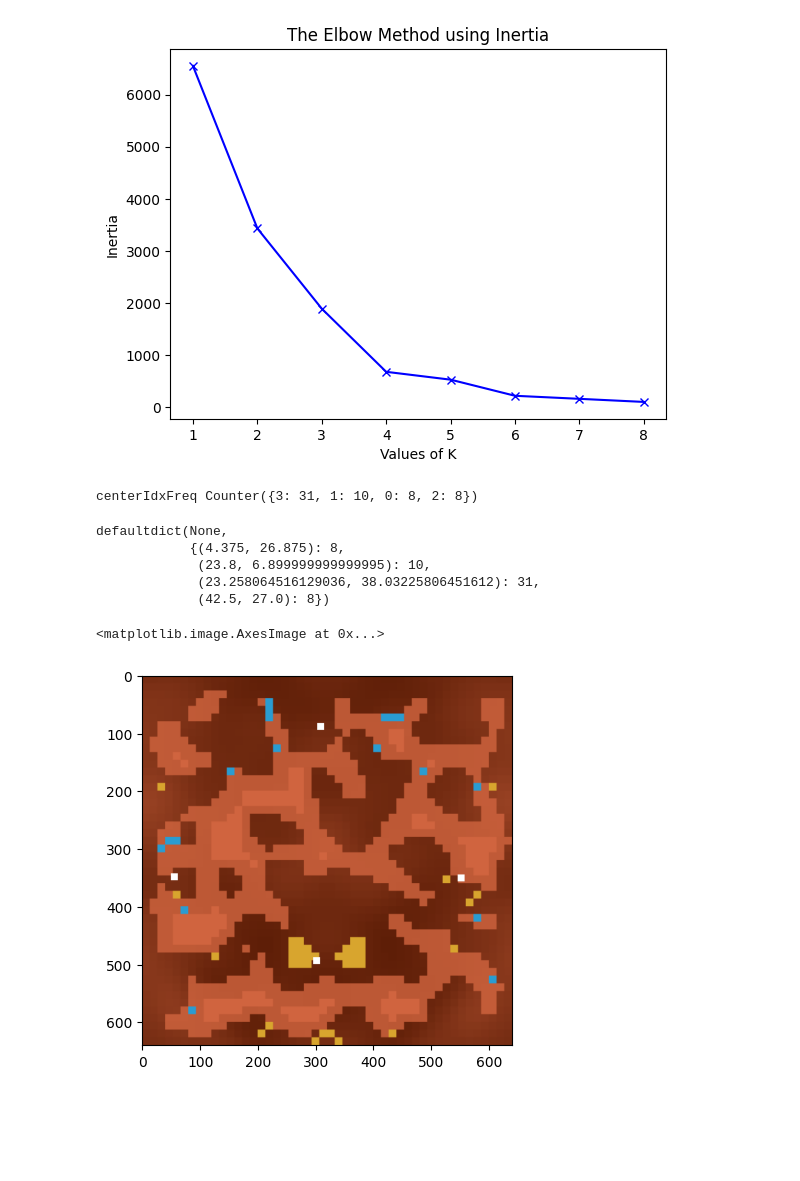
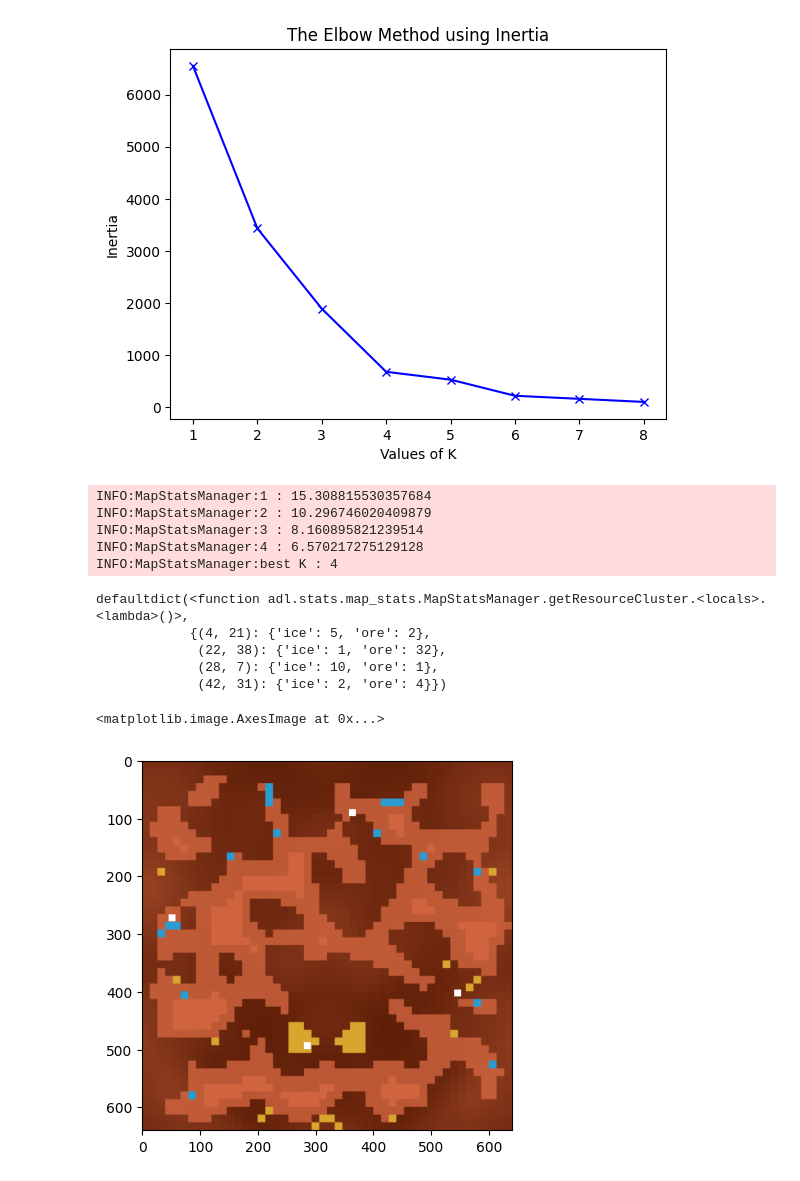
Before and after one commit to AugmentedDesignLab/lux-ai-challenge, a Jupyter notebook: map-stats.ipynb, the cells around one changed output. Drawn from its saved outputs; the diff is of its cells as text; code cells hidden in the pictures; blank space fills up the shorter version.

Commit message:
map stats clustering done

```diff
--- a/map-stats.ipynb
+++ b/map-stats.ipynb
@@ -89,21 +94,25 @@ plt.show()
 from adl.stats import MapStatsManager
 mapStatsManager = MapStatsManager()
 # %%
-clusterSizes = mapStatsManager.getResourceCluster(game_state)
-clusterSizes
+clusters = mapStatsManager.getResourceCluster(game_state)
+clusters
 # %% [output]
-centerIdxFreq Counter({3: 31, 1: 10, 0: 8, 2: 8})
+INFO:MapStatsManager:1 : 15.308815530357684
+INFO:MapStatsManager:2 : 10.296746020409879
+INFO:MapStatsManager:3 : 8.160895821239514
+INFO:MapStatsManager:4 : 6.570217275129128
+INFO:MapStatsManager:best K : 4
-defaultdict(None,
-            {(4.375, 26.875): 8,
-             (23.8, 6.899999999999995): 10,
-             (23.258064516129036, 38.03225806451612): 31,
-             (42.5, 27.0): 8})
+defaultdict(<function adl.stats.map_stats.MapStatsManager.getResourceCluster.<locals>.<lambda>()>,
+            {(4, 21): {'ice': 5, 'ore': 2},
+             (22, 38): {'ice': 1, 'ore': 32},
+             (28, 7): {'ice': 10, 'ore': 1},
+             (42, 31): {'ice': 2, 'ore': 4}})
 # %%
 from adl.utils import Utils
 img = env.render("rgb_array", width=640, height=640)
-Utils.addClustersToImg(img, clusterSizes)
+Utils.addClustersToImg(img, clusters)
 plt.imshow(img)
 # %% [output]
 <matplotlib.image.AxesImage at 0x...>
-[figure, old version]
+[figure, new version]
 # %%
```
Also changed, not shown: parts of 2 cells of this notebook, 1 other file.
